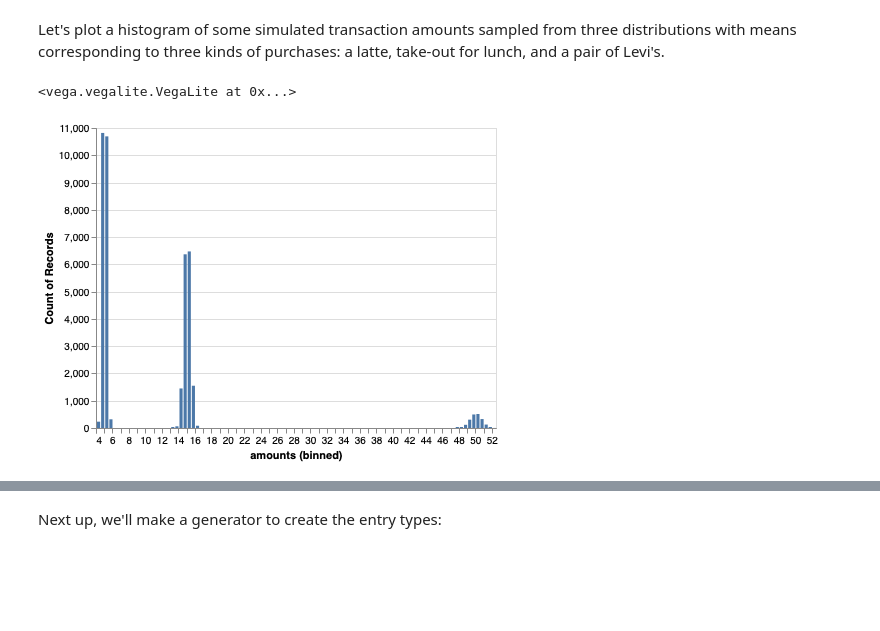
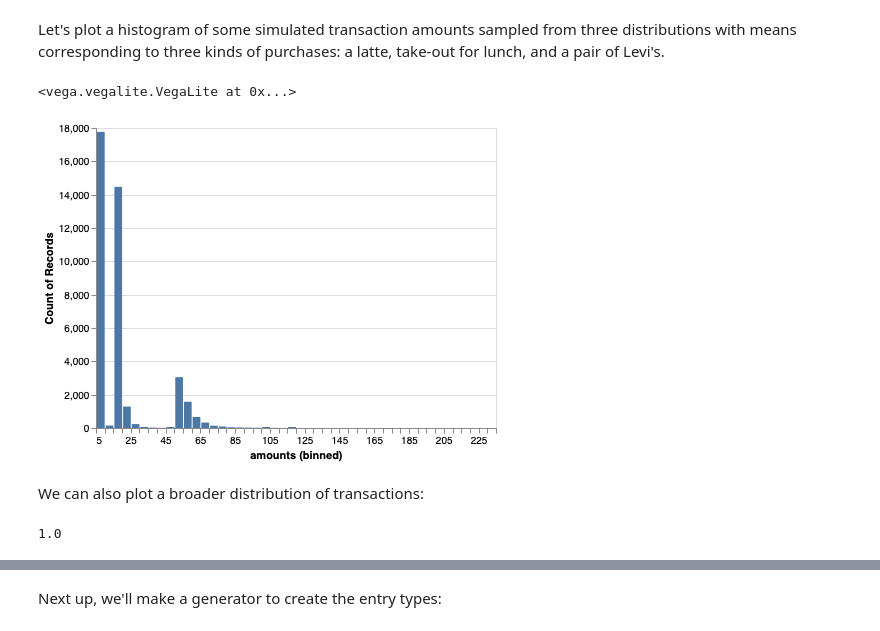
Before and after one commit to willb/fraud-notebooks, a Jupyter notebook: 00-generator.ipynb, the cells around one changed output, grey strips where cells are left out. Saved outputs shown, nothing was run; the diff lists cells and outputs as text; code cells hidden in the pictures; blank space fills up the shorter version.

```diff
--- a/00-generator.ipynb
+++ b/00-generator.ipynb
@@ -145,36 +145,46 @@ for i in range(20):
 
 We'll start by building a generator to build a mixture model we can use to make several kinds of transactions:  small, medium, and large.
 # %%
-def transaction_amounts(mus, percentages):
+def transaction_amounts(means, percentages, distribution=None):
     size = 256
     index = 0
     stream = []
+
+    if distribution is None:
+        distribution = lambda m, sz: stats.lognorm.rvs(s=0.95, loc=m, scale=m/10, size=sz)
+
     while True:
         if index == len(stream):
-            streams = [stats.poisson.rvs(mu=(m * 100), size=size) for m in mus]
-            stream = np.choose(np.random.choice(len(mus), p=percentages, size=size), streams)
+            streams = [distribution(m * 100, size) for m in means]
+            stream = np.choose(np.random.choice(len(means), p=percentages, size=size), streams)
             index = 0
         result = stream[index]
         index += 1
-        yield result / 100
+        yield int(result) / 100
 # %% [markdown]
 Let's plot a histogram of some simulated transaction amounts sampled from three distributions with means corresponding to three kinds of purchases:  a latte, take-out for lunch, and a pair of Levi's.
 # %%
 import pandas as pd
 
 import altair as alt
 alt.renderers.enable('notebook')
 alt.data_transformers.enable('json')
 
-amt = transaction_amounts([5, 15, 50], [0.55, 0.4, 0.05])
+amt = transaction_amounts([5, 15, 50], [0.45, 0.4, 0.15])
 amounts = [next(amt) for i in range(40000)]
 
 source = pd.DataFrame({"amounts": amounts})
 
 alt.Chart(source).mark_bar().encode(
     alt.X("amounts", bin=alt.Bin(maxbins=100)),
-    y='count()',
+    y='count()'
 )
 # %% [output]
 <vega.vegalite.VegaLite at 0x...>
-[figure, old version]
+[figure, new version]
+# %% [markdown]
+We can also plot a broader distribution of transactions:
+# %%
+sum([0.35, 0.25, 0.15, 0.1, 0.1, 0.05])
+# %% [output]
+1.0
```
Also changed, not shown: parts of 1 cell of this notebook.
